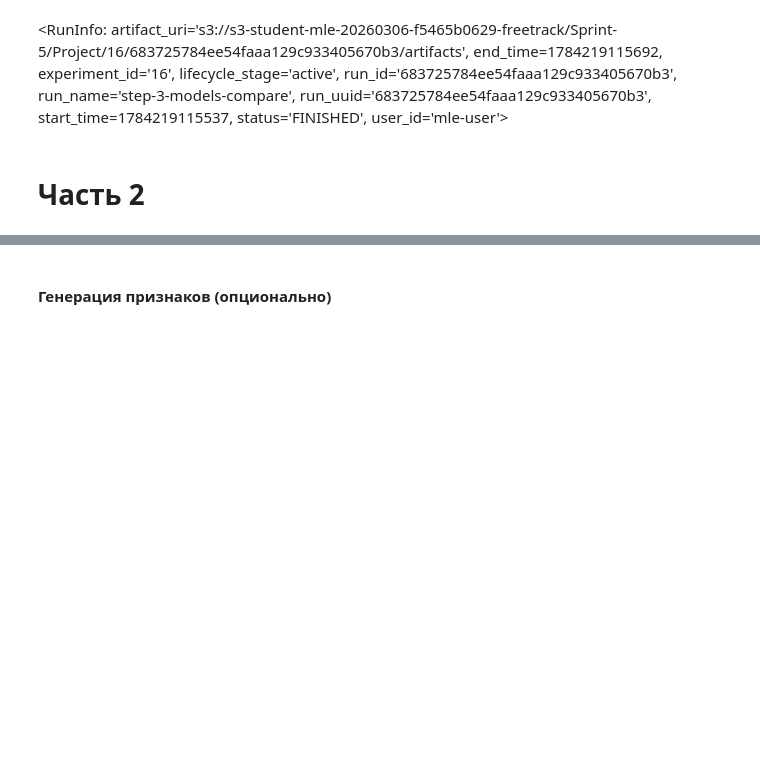
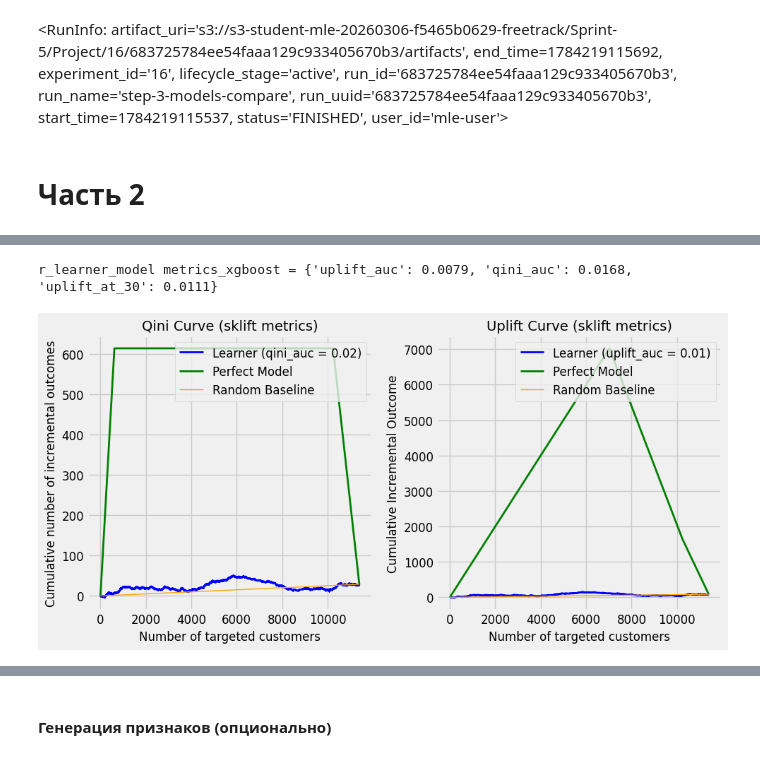
Before and after one commit to khromenko/mle-uplift-final-project-2025, a Jupyter notebook: final_project.ipynb, the cells around one changed output, grey strips where cells are left out. Saved outputs shown, nothing was run; the diff lists cells and outputs as text; code cells hidden in the pictures; blank space fills up the shorter version.

```diff
--- a/final_project.ipynb
+++ b/final_project.ipynb
@@ -1609,0 +1689,39 @@ run finish info: <RunInfo: artifact_uri='s3://s3-student-mle-20260306-f5465b0629
+# %%
+from causalml.inference.meta import BaseRLearner
+import matplotlib.pyplot as plt
+import utils
+import xgboost as xgb
+from xgboost import XGBClassifier, XGBRegressor
+
+xg_params = est_params.copy()
+xg_params.pop('verbose')
+est_outcome = XGBClassifier(tree_method='hist', enable_categorical=True, **xg_params)
+est_effect = XGBRegressor(tree_method='hist', enable_categorical=True, **xg_params)
+est_prop = XGBClassifier(tree_method='hist', enable_categorical=True, **xg_params)
+
+r_learner_model = BaseRLearner(
+    outcome_learner=est_outcome,
+    effect_learner=est_effect,
+    propensity_learner=est_prop,
+    control_name=0,
+    random_state=est_params['random_state']
+    )
+
+r_learner_model.fit(X=X_train_cat, treatment=treat_train, y=y_train)
+
+####
+# predict
+r_learner_pred = r_learner_model.predict(X_test_cat).squeeze()
+
+# metrics
+metrics_xgboost = utils.calc_uplift_metics(y_true=y_test, pred_uplift=r_learner_pred, treat_true=treat_test)
+print(f'r_learner_model metrics_xgboost = {metrics_xgboost}')
+
+# plot curve
+fig, axs = plt.subplots(1, 2, figsize=(10, 5))
+utils.plot_qini_curve(y_test, r_learner_pred, treat_test, axs=axs[0])
+utils.plot_uplift_curve(y_test, r_learner_pred, treat_test, axs=axs[1])
+plt.tight_layout()
+# %% [output]
+r_learner_model metrics_xgboost = {'uplift_auc': 0.0079, 'qini_auc': 0.0168, 'uplift_at_30': 0.0111}
+[figure, added]
```
Also changed, not shown: parts of 15 cells of this notebook, 2 other files.
